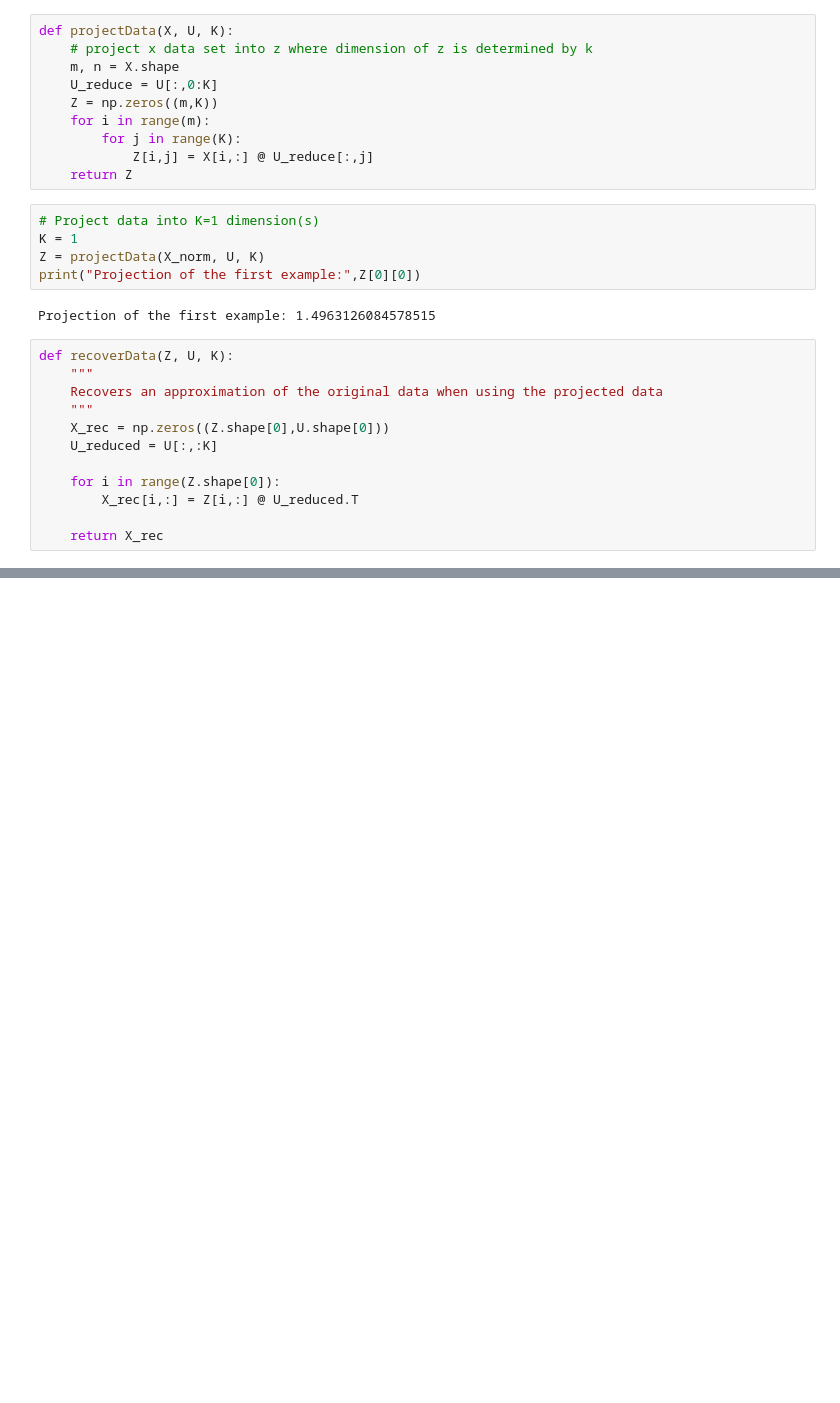
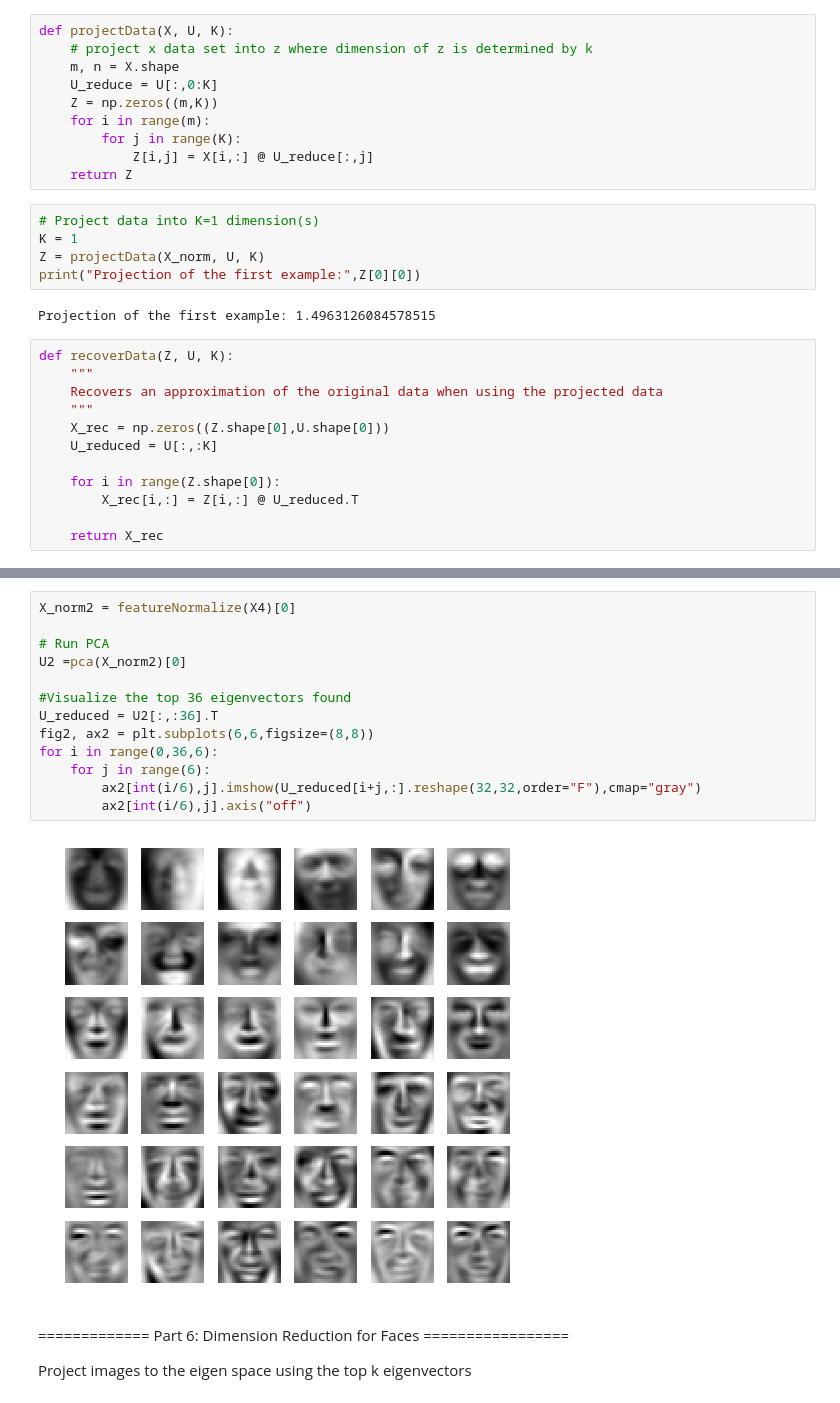
Before and after one commit to thomasmburke/Andrew-Ng-Machine-Learning, a Jupyter notebook: assignment7/ex7.ipynb, the cells around one changed output, grey strips where cells are left out. Drawn from its saved outputs; the diff is of its cells as text; blank space fills up the shorter version.

```diff
--- a/assignment7/ex7.ipynb
+++ b/assignment7/ex7.ipynb
@@ -288,0 +307,19 @@ Approximation of the first example: [-1.05805279 -1.05805279]
+# %%
+X_norm2 = featureNormalize(X4)[0]
+
+# Run PCA
+U2 =pca(X_norm2)[0]
+
+#Visualize the top 36 eigenvectors found
+U_reduced = U2[:,:36].T
+fig2, ax2 = plt.subplots(6,6,figsize=(8,8))
+for i in range(0,36,6):
+    for j in range(6):
+        ax2[int(i/6),j].imshow(U_reduced[i+j,:].reshape(32,32,order="F"),cmap="gray")
+        ax2[int(i/6),j].axis("off")
+# %% [output]
+[figure, added]
+# %% [markdown]
+============= Part 6: Dimension Reduction for Faces =================
+
+Project images to the eigen space using the top k eigenvectors
```
Also changed, not shown: parts of 5 cells of this notebook.
